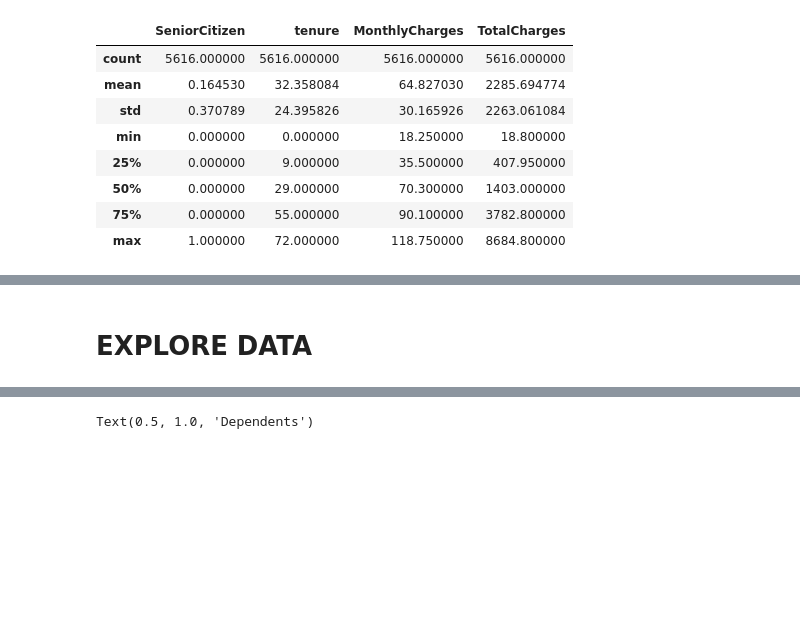
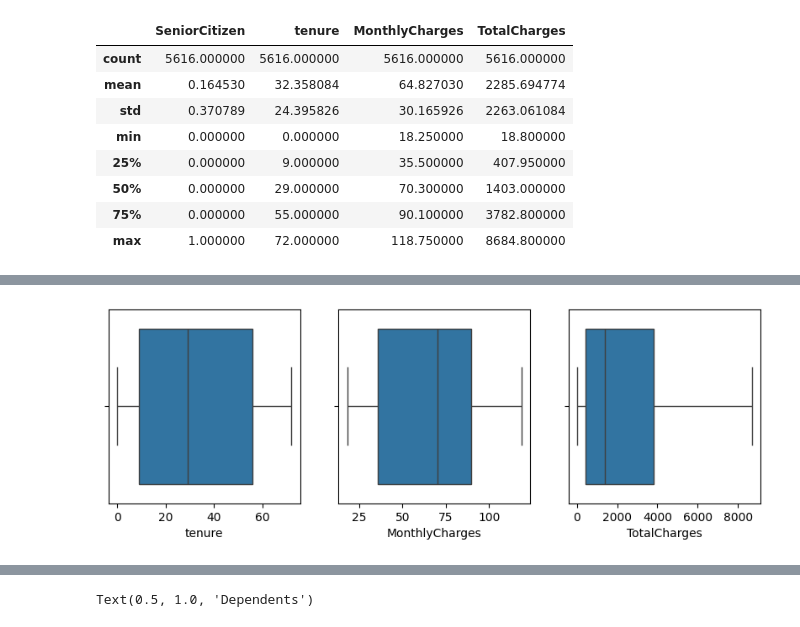
Before and after one commit to Phat-ops/custumers_churn, a Jupyter notebook: predict_custumer_churn.ipynb, the cells around one changed output, grey strips where cells are left out. Cells and saved outputs as stored; diff of their text form; code cells hidden in the pictures; blank space fills up the shorter version.

```diff
--- a/predict_custumer_churn.ipynb
+++ b/predict_custumer_churn.ipynb
@@ -191,2 +173,7 @@ x_train.head()
-# %% [markdown]
-# EXPLORE DATA
+# %%
+fig, ax = plt.subplots(1,3, figsize =(10,3));
+columns = ['tenure','MonthlyCharges','TotalCharges']
+for in_col in range(1,len(columns)+1):
+    sns.boxplot(x= dataset[columns[in_col-1]], ax=ax[in_col-1])
+# %% [output]
+[figure, added]
```
Also changed, not shown: parts of 27 cells of this notebook, 4 other files.
